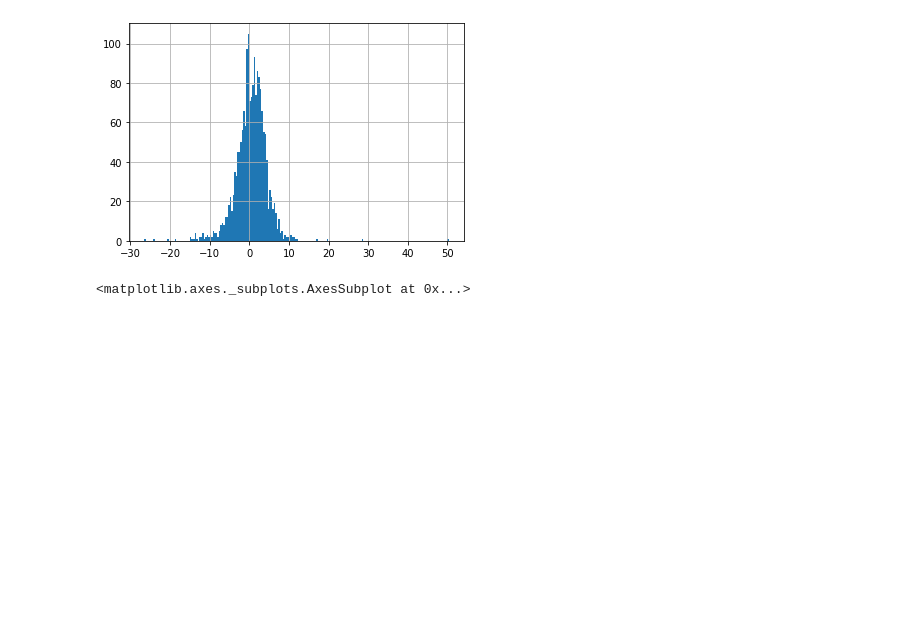
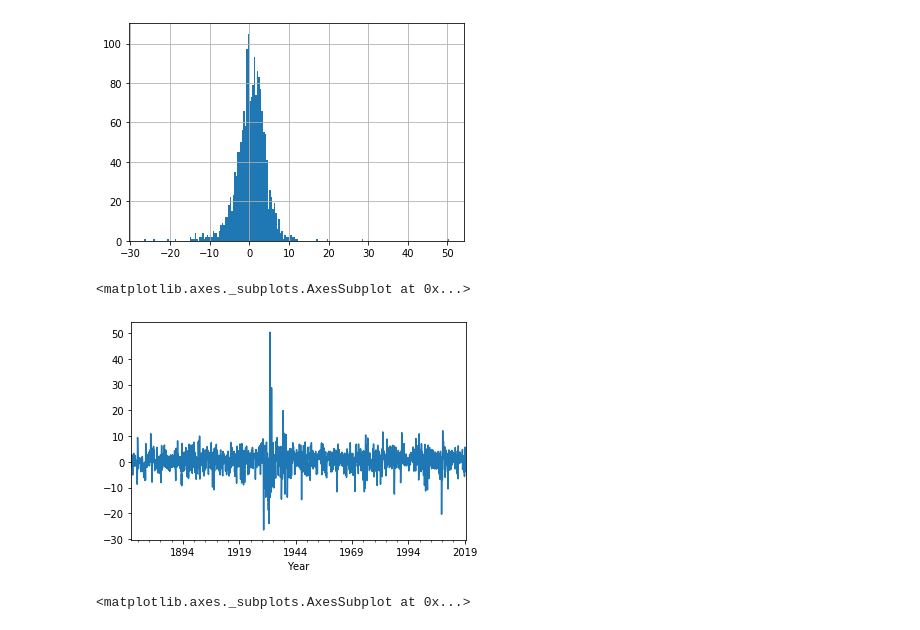
Before and after one commit to Carterbouley/mod_3_project, a Jupyter notebook: DONT_TOUCH.ipynb, the cells around one changed output. Drawn from its saved outputs; the diff is of its cells as text; code cells hidden in the pictures; blank space fills up the shorter version.

```diff
--- a/DONT_TOUCH.ipynb
+++ b/DONT_TOUCH.ipynb
@@ -138,6 +138,11 @@ sp['monthly_return_per'].hist(bins=200)
 # %% [output]
 <matplotlib.axes._subplots.AxesSubplot at 0x...>
 [figure]
+# %%
+sp['monthly_return_per'].plot()
+# %% [output]
+<matplotlib.axes._subplots.AxesSubplot at 0x...>
+[figure, added]
 # %%
 debt.plot()
 # %% [output]
```
Also changed, not shown: parts of 2 cells of this notebook.
